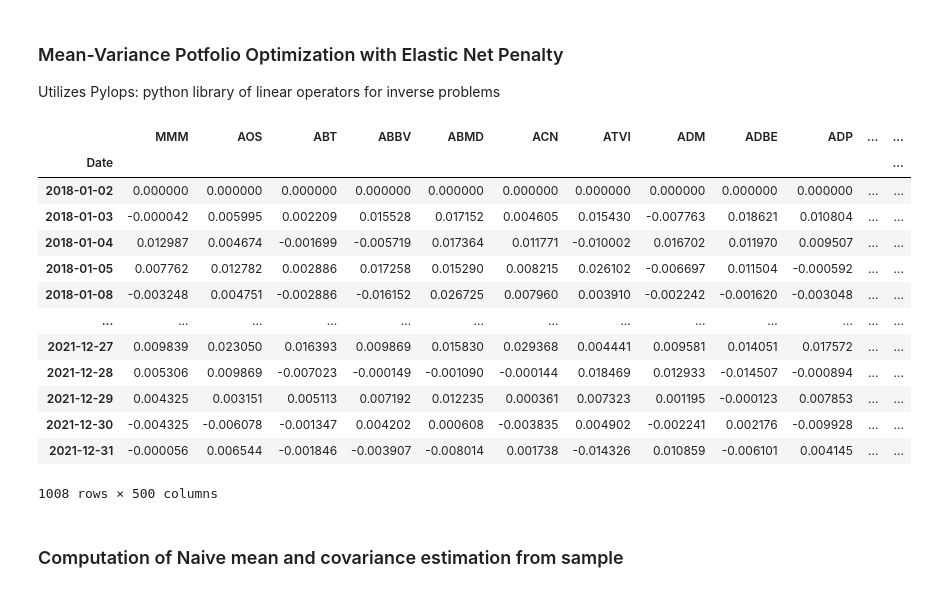
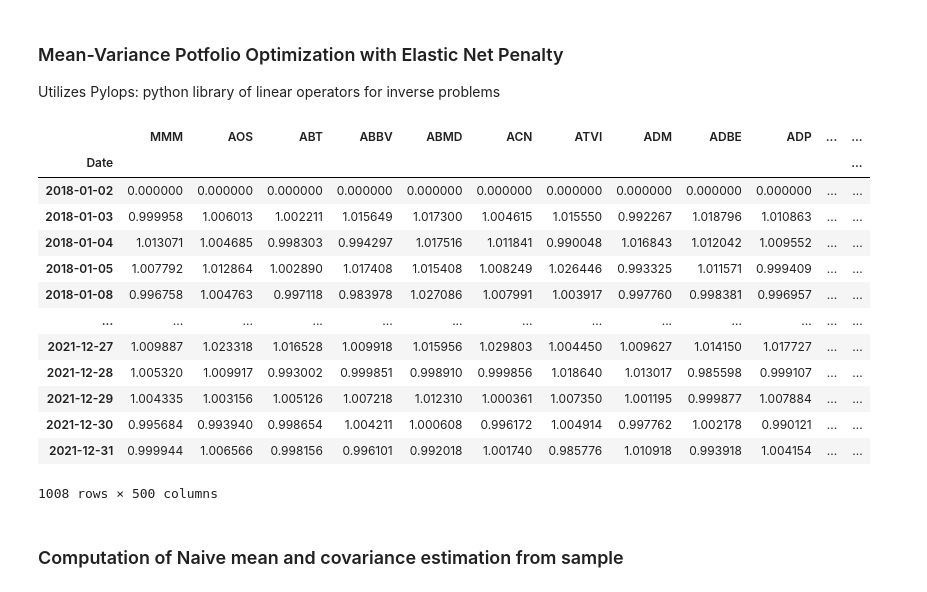
Before and after one commit to jasonbohne123/Split_Bregman_MPT, a Jupyter notebook: Split_Bregman_Portfolio.ipynb, the cells around one changed output. Saved outputs shown, nothing was run; the diff lists cells and outputs as text; code cells hidden in the pictures.

```diff
--- a/Split_Bregman_Portfolio.ipynb
+++ b/Split_Bregman_Portfolio.ipynb
@@ -11,25 +11,25 @@ import matplotlib.pyplot as plt
 # %%
 equity_data=pd.read_csv('equity_data_2021.csv')
 equity_data.index=equity_data['Date']
 equity_data=equity_data.drop(columns=['Date'])
 
-returns=np.log(equity_data/equity_data.shift(1))
+returns=equity_data/equity_data.shift(1)
 returns=returns.fillna(0)
 returns
 # %% [output]
 |  | MMM | AOS | ABT | ABBV | ABMD | ACN | ATVI | ADM | ADBE | ADP | ... | ... |
 | Date |  |  |  |  |  |  |  |  |  |  |  | ... |
 | 2018-01-02 | 0.000000 | 0.000000 | 0.000000 | 0.000000 | 0.000000 | 0.000000 | 0.000000 | 0.000000 | 0.000000 | 0.000000 | ... | ... |
-| 2018-01-03 | -0.000042 | 0.005995 | 0.002209 | 0.015528 | 0.017152 | 0.004605 | 0.015430 | -0.007763 | 0.018621 | 0.010804 | ... | ... |
-| 2018-01-04 | 0.012987 | 0.004674 | -0.001699 | -0.005719 | 0.017364 | 0.011771 | -0.010002 | 0.016702 | 0.011970 | 0.009507 | ... | ... |
-| 2018-01-05 | 0.007762 | 0.012782 | 0.002886 | 0.017258 | 0.015290 | 0.008215 | 0.026102 | -0.006697 | 0.011504 | -0.000592 | ... | ... |
-| 2018-01-08 | -0.003248 | 0.004751 | -0.002886 | -0.016152 | 0.026725 | 0.007960 | 0.003910 | -0.002242 | -0.001620 | -0.003048 | ... | ... |
+| 2018-01-03 | 0.999958 | 1.006013 | 1.002211 | 1.015649 | 1.017300 | 1.004615 | 1.015550 | 0.992267 | 1.018796 | 1.010863 | ... | ... |
+| 2018-01-04 | 1.013071 | 1.004685 | 0.998303 | 0.994297 | 1.017516 | 1.011841 | 0.990048 | 1.016843 | 1.012042 | 1.009552 | ... | ... |
+| 2018-01-05 | 1.007792 | 1.012864 | 1.002890 | 1.017408 | 1.015408 | 1.008249 | 1.026446 | 0.993325 | 1.011571 | 0.999409 | ... | ... |
+| 2018-01-08 | 0.996758 | 1.004763 | 0.997118 | 0.983978 | 1.027086 | 1.007991 | 1.003917 | 0.997760 | 0.998381 | 0.996957 | ... | ... |
 | ... | ... | ... | ... | ... | ... | ... | ... | ... | ... | ... | ... | ... |
-| 2021-12-27 | 0.009839 | 0.023050 | 0.016393 | 0.009869 | 0.015830 | 0.029368 | 0.004441 | 0.009581 | 0.014051 | 0.017572 | ... | ... |
-| 2021-12-28 | 0.005306 | 0.009869 | -0.007023 | -0.000149 | -0.001090 | -0.000144 | 0.018469 | 0.012933 | -0.014507 | -0.000894 | ... | ... |
-| 2021-12-29 | 0.004325 | 0.003151 | 0.005113 | 0.007192 | 0.012235 | 0.000361 | 0.007323 | 0.001195 | -0.000123 | 0.007853 | ... | ... |
-| 2021-12-30 | -0.004325 | -0.006078 | -0.001347 | 0.004202 | 0.000608 | -0.003835 | 0.004902 | -0.002241 | 0.002176 | -0.009928 | ... | ... |
-| 2021-12-31 | -0.000056 | 0.006544 | -0.001846 | -0.003907 | -0.008014 | 0.001738 | -0.014326 | 0.010859 | -0.006101 | 0.004145 | ... | ... |
+| 2021-12-27 | 1.009887 | 1.023318 | 1.016528 | 1.009918 | 1.015956 | 1.029803 | 1.004450 | 1.009627 | 1.014150 | 1.017727 | ... | ... |
+| 2021-12-28 | 1.005320 | 1.009917 | 0.993002 | 0.999851 | 0.998910 | 0.999856 | 1.018640 | 1.013017 | 0.985598 | 0.999107 | ... | ... |
+| 2021-12-29 | 1.004335 | 1.003156 | 1.005126 | 1.007218 | 1.012310 | 1.000361 | 1.007350 | 1.001195 | 0.999877 | 1.007884 | ... | ... |
+| 2021-12-30 | 0.995684 | 0.993940 | 0.998654 | 1.004211 | 1.000608 | 0.996172 | 1.004914 | 0.997762 | 1.002178 | 0.990121 | ... | ... |
+| 2021-12-31 | 0.999944 | 1.006566 | 0.998156 | 0.996101 | 0.992018 | 1.001740 | 0.985776 | 1.010918 | 0.993918 | 1.004154 | ... | ... |
 1008 rows × 500 columns
 # %% [markdown]
 ### Computation of Naive mean and covariance estimation from sample
```
Also changed, not shown: parts of 7 cells of this notebook.
